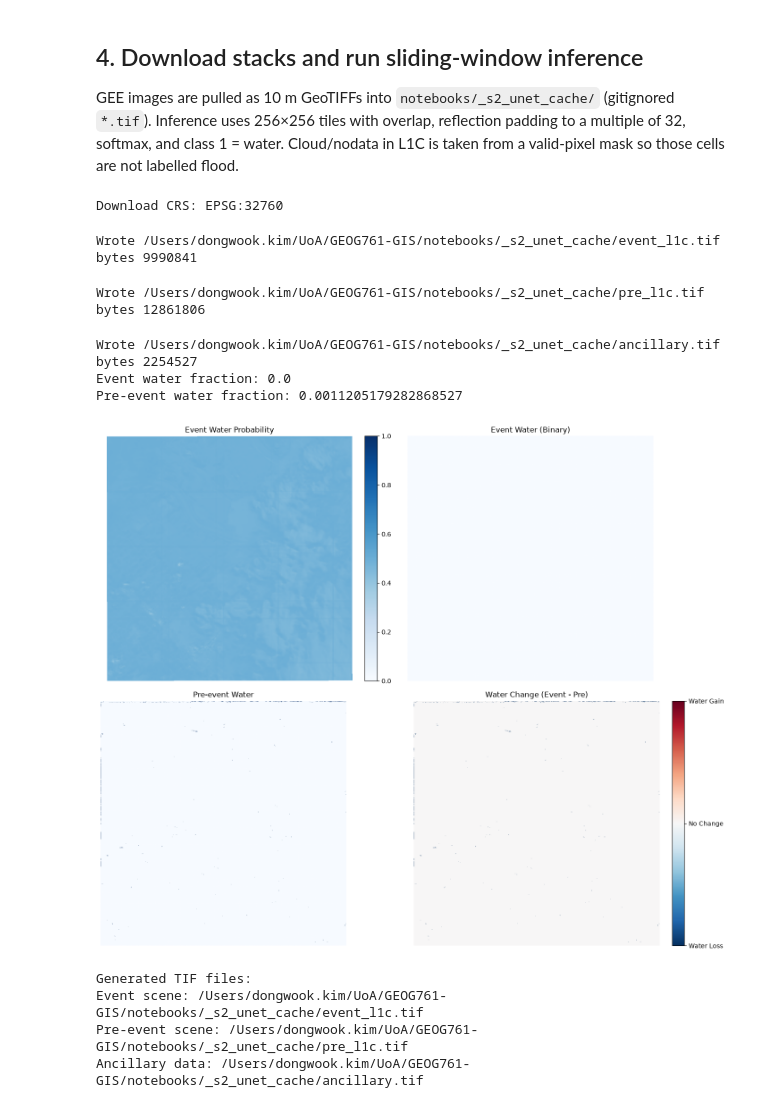
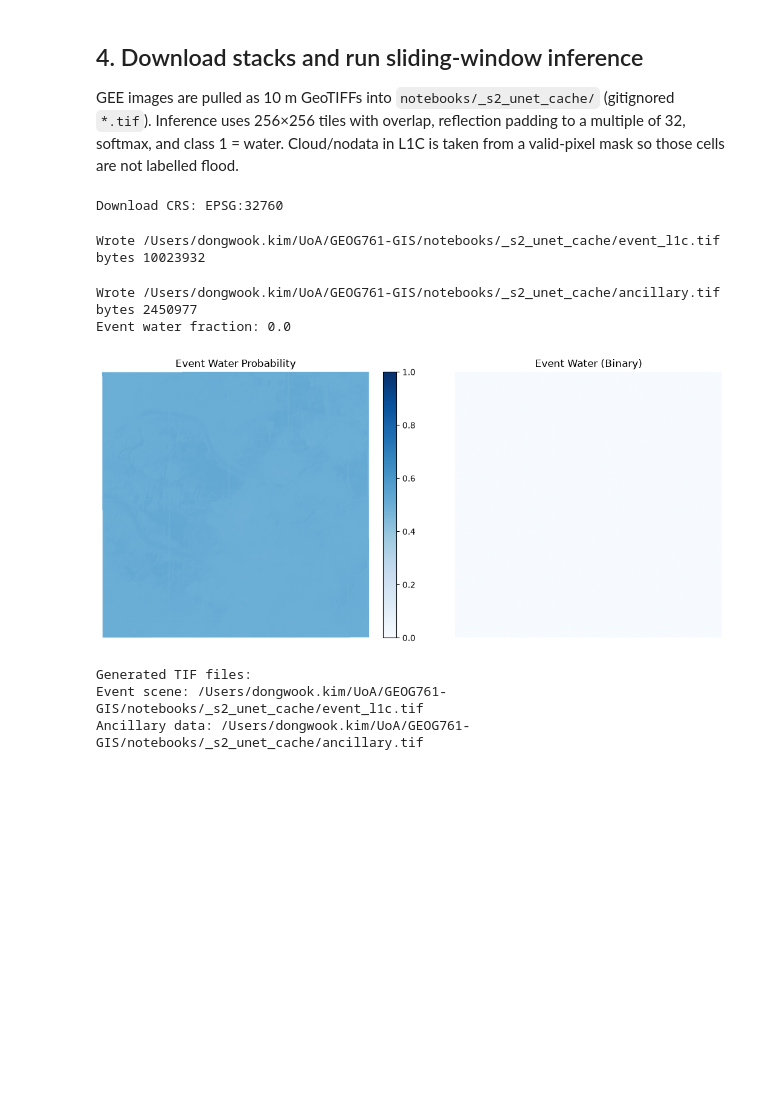
Before and after one commit to uoa-gis/GIS, a Jupyter notebook: notebooks/02_sentinel2_layer.ipynb, the cells around one changed output. Drawn from its saved outputs; the diff is of its cells as text; code cells hidden in the pictures; blank space fills up the shorter version.

Commit message:
fix:sm_unet

```diff
--- a/notebooks/02_sentinel2_layer.ipynb
+++ b/notebooks/02_sentinel2_layer.ipynb
@@ -291,7 +260,7 @@ print("Encoder:", hp["encoder"], "| classes:", hp["num_classes"], "| S2 channels
 print("L1C mean:", S2_MEAN.tolist())
 print("L1C std:", S2_STD.tolist())
 
-model = smp.Unet(
+model = smp.UnetPlusPlus(
     encoder_name=hp["encoder"],
     encoder_weights=None,
     in_channels=int(hp["num_channels"]["S2"]),
@@ -306,7 +275,7 @@ if isinstance(state, dict) and len(state) == 1 and "model" in state:
 cleaned = {}
 for key, val in state.items():
     name = key
-    for prefix in ("model.model.", "model.", "net.", "module."):
+    for prefix in ("model.model.", "network.", "model.", "net.", "module."):
         if name.startswith(prefix):
             name = name[len(prefix) :]
             break
@@ -371,7 +340,6 @@ def download_clip(img, filename, bands=None):
 
 
 event_tif = download_clip(s2_event, "event_l1c.tif", UNET_BANDS)
-pre_tif = download_clip(s2_pre, "pre_l1c.tif", UNET_BANDS) if s2_pre is not None else None
 anc_tif = download_clip(ancillary, "ancillary.tif")
 
 
@@ -418,77 +386,36 @@ event_chw, event_valid, event_profile = read_chw(event_tif)
 event_prob = predict_water_prob(event_chw, event_valid)
 event_water = (event_prob >= 0.6) & event_valid
 print("Event water fraction:", float(event_water.mean()))
-
-if pre_tif is not None:
-    pre_chw, pre_valid, pre_profile = read_chw(pre_tif)
-    if pre_chw.shape[1:] != event_chw.shape[1:]:
-        with rasterio.open(pre_tif) as src:
-            pre_chw = src.read(
-                out_shape=(src.count, event_chw.shape[1], event_chw.shape[2]),
-                resampling=Resampling.bilinear,
-            ).astype(np.float32)
-            pre_valid = np.all(np.isfinite(pre_chw), axis=0) & np.any(pre_chw != 0, axis=0)
-    pre_prob = predict_water_prob(pre_chw, pre_valid)
-    pre_water = (pre_prob >= 0.5) & pre_valid
-    print("Pre-event water fraction:", float(pre_water.mean()))
-else:
-    pre_water = np.zeros(event_water.shape, dtype=bool)
-    print("Pre-event water: empty (no scene)")
 # %% [output]
 Download CRS: EPSG:32760
-Wrote /Users/dongwook.kim/UoA/GEOG761-GIS/notebooks/_s2_unet_cache/event_l1c.tif bytes 9990841
+Wrote /Users/dongwook.kim/UoA/GEOG761-GIS/notebooks/_s2_unet_cache/event_l1c.tif bytes 10023932
-Wrote /Users/dongwook.kim/UoA/GEOG761-GIS/notebooks/_s2_unet_cache/pre_l1c.tif bytes 12861806
+Wrote /Users/dongwook.kim/UoA/GEOG761-GIS/notebooks/_s2_unet_cache/ancillary.tif bytes 2450977
+Event water fraction: 0.0
-Wrote /Users/dongwook.kim/UoA/GEOG761-GIS/notebooks/_s2_unet_cache/ancillary.tif bytes 2254527
-Event water fraction: 0.0
-Pre-event water fraction: 0.0011205179282868527
 # %%
+%matplotlib inline
 # Display the generated water probability and flood maps
 import matplotlib.pyplot as plt
 
-fig, axes = plt.subplots(2, 2, figsize=(15, 12))
+fig, axes = plt.subplots(1, 2, figsize=(12, 5))
 
-# Event water probability
-im1 = axes[0, 0].imshow(event_prob, cmap='Blues', vmin=0, vmax=1)
-axes[0, 0].set_title('Event Water Probability')
-axes[0, 0].axis('off')
-plt.colorbar(im1, ax=axes[0, 0], fraction=0.046, pad=0.04)
+im1 = axes[0].imshow(event_prob, cmap='Blues', vmin=0, vmax=1)
+axes[0].set_title('Event Water Probability')
+axes[0].axis('off')
+plt.colorbar(im1, ax=axes[0], fraction=0.046, pad=0.04)
 
-# Event water binary
-axes[0, 1].imshow(event_water, cmap='Blues')
-axes[0, 1].set_title('Event Water (Binary)')
-axes[0, 1].axis('off')
-
-# Pre-event water (if available)
-if pre_tif is not None:
-    axes[1, 0].imshow(pre_water, cmap='Blues')
-    axes[1, 0].set_title('Pre-event Water')
-else:
-    axes[1, 0].text(0.5, 0.5, 'No pre-event scene', ha='center', va='center',
-                    transform=axes[1, 0].transAxes, fontsize=12)
-    axes[1, 0].set_title('Pre-event Water (None)')
-axes[1, 0].axis('off')
-
-# Water change (event - pre)
-water_change = event_water.astype(int) - pre_water.astype(int)
-im4 = axes[1, 1].imshow(water_change, cmap='RdBu_r', vmin=-1, vmax=1)
-axes[1, 1].set_title('Water Change (Event - Pre)')
-axes[1, 1].axis('off')
-cbar4 = plt.colorbar(im4, ax=axes[1, 1], fraction=0.046, pad=0.04)
-cbar4.set_ticks([-1, 0, 1])
-cbar4.set_ticklabels(['Water Loss', 'No Change', 'Water Gain'])
+axes[1].imshow(event_water, cmap='Blues')
+axes[1].set_title('Event Water (Binary)')
+axes[1].axis('off')
 
 plt.tight_layout()
 plt.show()
 
 print(f"\nGenerated TIF files:")
 print(f"Event scene: {event_tif}")
-if pre_tif:
-    print(f"Pre-event scene: {pre_tif}")
 print(f"Ancillary data: {anc_tif}")
 # %% [output]
-[figure, old version]
+[figure, new version]
 Generated TIF files:
 Event scene: /Users/dongwook.kim/UoA/GEOG761-GIS/notebooks/_s2_unet_cache/event_l1c.tif
-Pre-event scene: /Users/dongwook.kim/UoA/GEOG761-GIS/notebooks/_s2_unet_cache/pre_l1c.tif
 Ancillary data: /Users/dongwook.kim/UoA/GEOG761-GIS/notebooks/_s2_unet_cache/ancillary.tif
 # %% [markdown]
```
Also changed, not shown: parts of 13 cells of this notebook, 1 other file.
